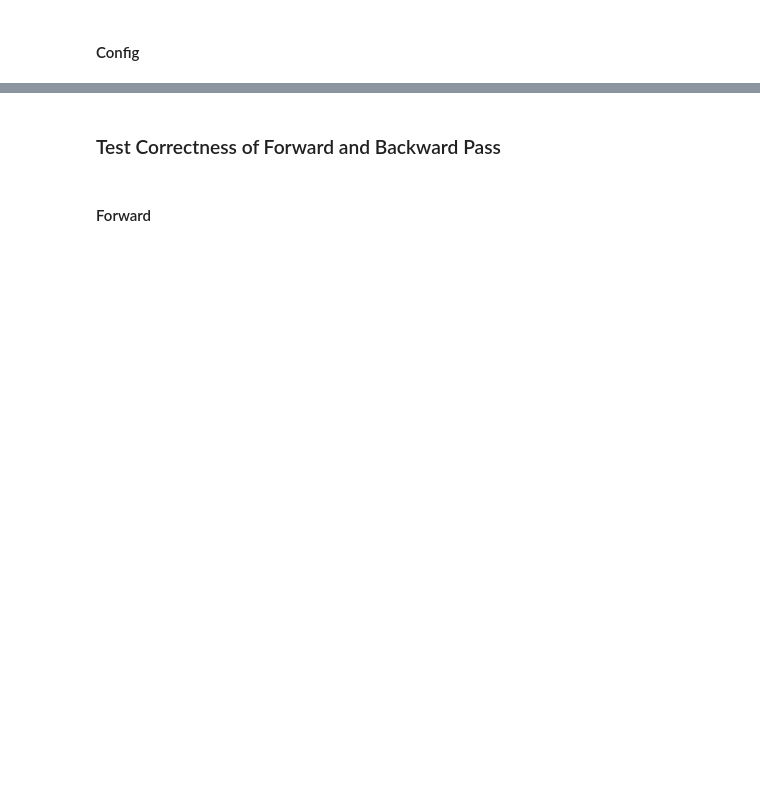
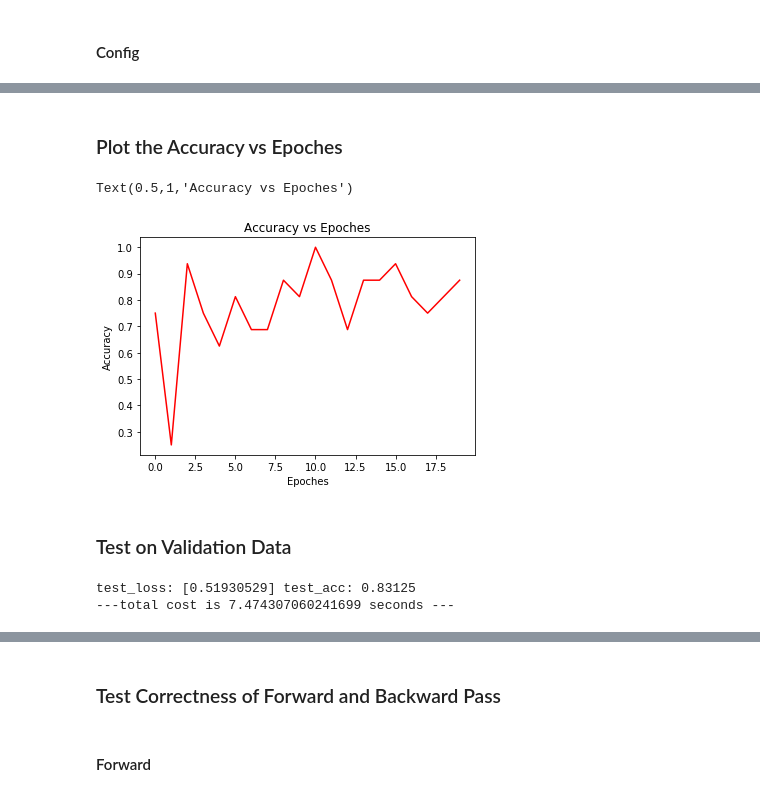
Before and after one commit to bilalayyache/UIUC, a Jupyter notebook: ece417/MP3/mp_3.ipynb, the cells around one changed output, grey strips where cells are left out. Drawn from its saved outputs; the diff is of its cells as text; code cells hidden in the pictures; blank space fills up the shorter version.

```diff
--- a/ece417/MP3/mp_3.ipynb
+++ b/ece417/MP3/mp_3.ipynb
@@ -366,3 +481,5 @@ def dL_dW0(X0, Y, W1, W2, mp_len, cache):
 # Load images and scale them
 # YOUR CODE HERE
 train_set, val_set = load_images()
+train_set = data_transform(train_set)
+val_set = data_transform(val_set)
@@ -400,0 +514,33 @@ for i in range(epochs):
+# %%
+accuracy = []
+for i in range(epochs):
+
+    # make set of batches
+    # YOUR CODE HERE
+    image_batches, label_batches = batchify(train_set, batch_size)
+    num_batches = len(image_batches)
+
+    # record the time for the execution
+    start_time = time.time()
+    for b_idx in range(num_batches):
+        X = image_batches[b_idx]
+        Y = label_batches[b_idx]
+
+        # Forward pass
+        # YOUR CODE HERE
+        sig, cache = cnn_fwd(X, W0, W1, W2, mp_len)
+
+        # Calculate gradients
+        # YOUR CODE HERE
+        dW0, dW1, dW2 = cnn_bwd(X, Y, W1, W2, mp_len, cache)
+
+        # Update gradients
+        # YOUR CODE HERE
+        W0, W1, W2 = update(W0, W1, W2, dW0, dW1, dW2, lr)
+
+    # calcuate the loss and accuracy in each epoch
+    train_acc = len(np.where(np.round(sig) == Y)[0])/len(Y)
+    accuracy.append(train_acc)
+    print("After epoch", i)
+    print("train_loss:", loss(sig, Y), "train_acc:", train_acc)
+    print("---total cost for this epoch is %s seconds ---" % (time.time() - start_time))
@@ -400,0 +565,22 @@ for i in range(epochs):
+# %% [markdown]
+### Plot the Accuracy vs Epoches
+# %%
+index = np.arange(epochs)
+plt.plot(index, accuracy, 'r-')
+plt.xlabel("Epoches")
+plt.ylabel("Accuracy")
+plt.title("Accuracy vs Epoches")
+# %% [output]
+Text(0.5,1,'Accuracy vs Epoches')
+[figure, added]
+# %% [markdown]
+### Test on Validation Data
+# %%
+start_time = time.time()
+sig, cache = cnn_fwd(val_set[0], W0, W1, W2, mp_len)
+test_acc = len(np.where(np.round(sig) == val_set[1])[0])/len(val_set[1])
+print("test_loss:", loss(sig, val_set[1]), "test_acc:", test_acc)
+print("---total cost is %s seconds ---" % (time.time() - start_time))
+# %% [output]
+test_loss: [0.51930529] test_acc: 0.83125
+---total cost is 7.474307060241699 seconds ---
```
Also changed, not shown: parts of 23 cells of this notebook, 5 other files.
